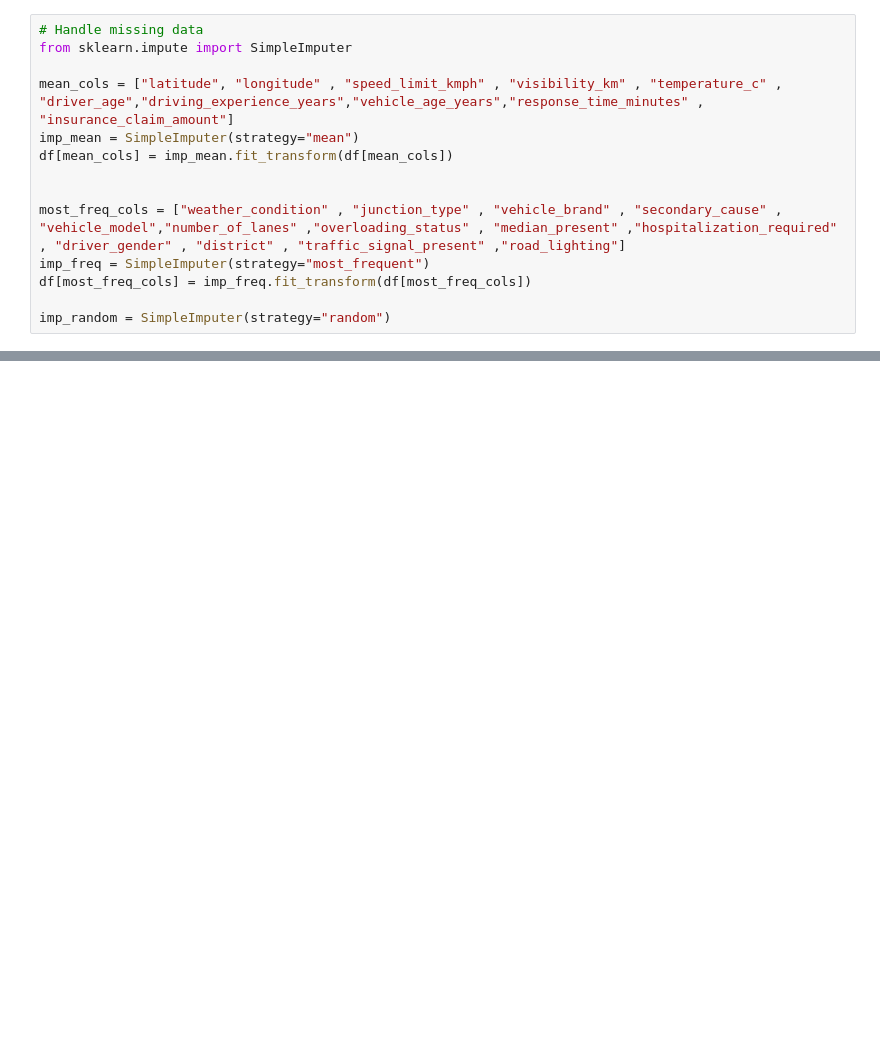
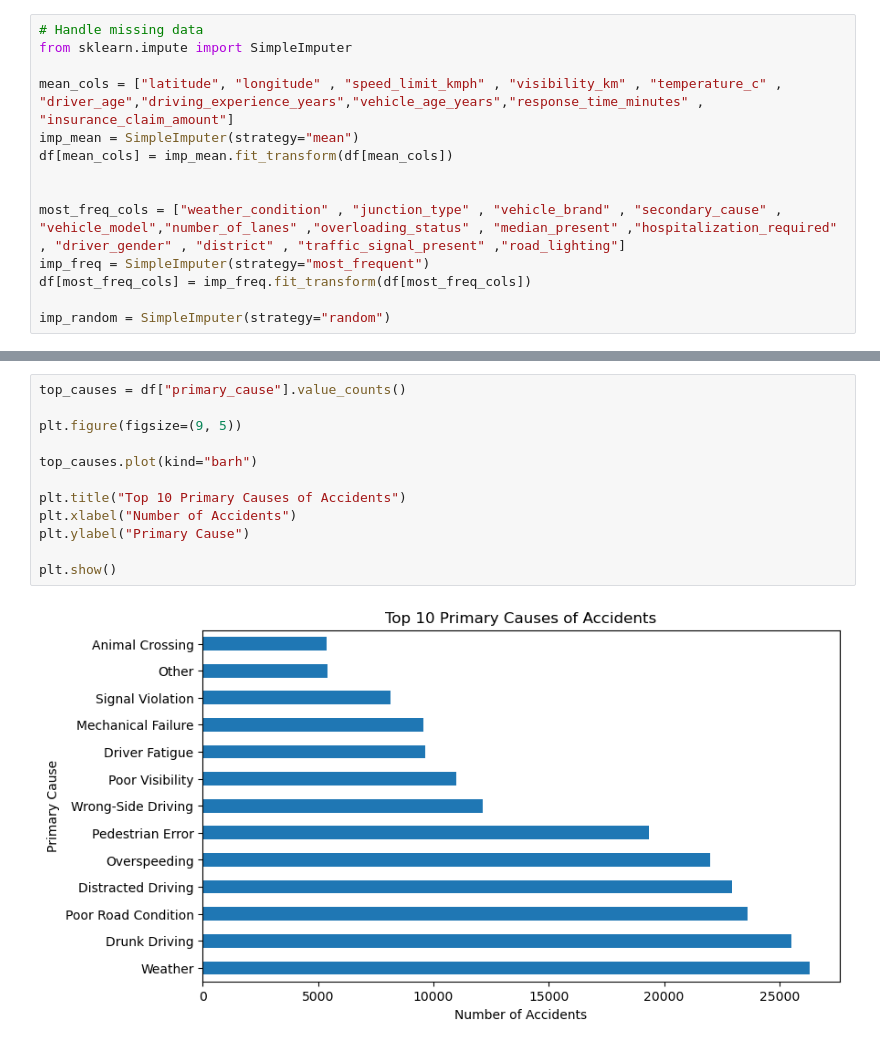
Before and after one commit to varunkumar-2107/Gdg-Task, a Jupyter notebook: gdgTask.ipynb, the cells around one changed output, grey strips where cells are left out. Drawn from its saved outputs; the diff is of its cells as text; blank space fills up the shorter version.

```diff
--- a/gdgTask.ipynb
+++ b/gdgTask.ipynb
@@ -119,0 +109,14 @@ df.sample(20)
+# %%
+top_causes = df["primary_cause"].value_counts()
+
+plt.figure(figsize=(9, 5))
+
+top_causes.plot(kind="barh")
+
+plt.title("Top 10 Primary Causes of Accidents")
+plt.xlabel("Number of Accidents")
+plt.ylabel("Primary Cause")
+
+plt.show()
+# %% [output]
+[figure, added]
```
Also changed, not shown: parts of 11 cells of this notebook, 1 other file.
